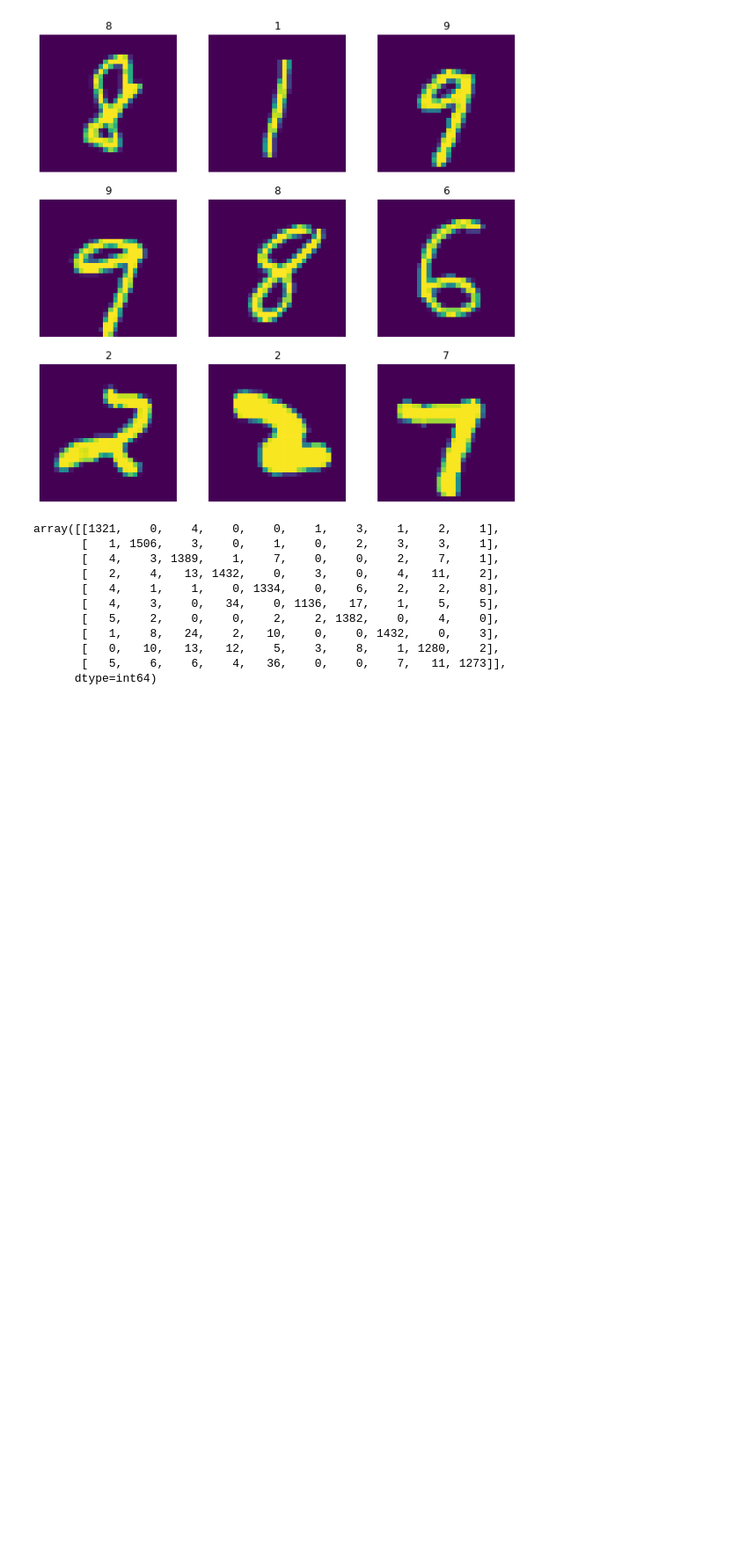
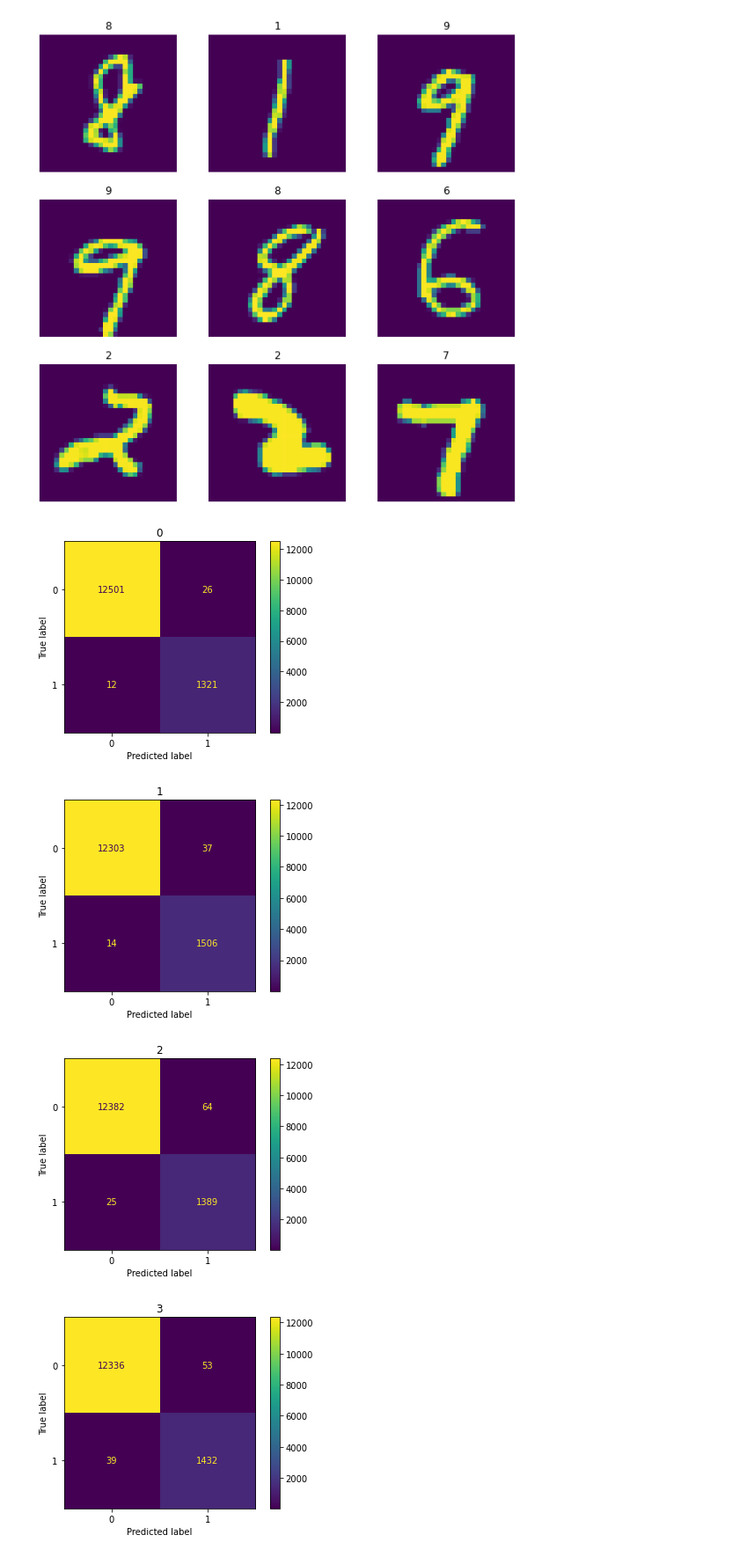
Before and after one commit to JmDeleon2000/deep-learning, a Jupyter notebook: NN.ipynb, the cells around one changed output. Shown at 88% size. Cells and saved outputs as stored; diff of their text form; code cells hidden in the pictures; blank space fills up the shorter version.

Commit message:
more performance metrics for simple NN

```diff
--- a/NN.ipynb
+++ b/NN.ipynb
@@ -112,0 +109,3 @@ prediction = NN_simple.predict(features_test)
+# %%
+NN_simple = keras.models.load_model('save_at_25.h5')
+prediction = NN_simple.predict(features_test)
@@ -130,17 +131,13 @@ for i in range(9):
 # %% [output]
 [figure]
 # %%
-from sklearn.metrics import confusion_matrix
-confusion_matrix(y_true=labels_test, y_pred=results, labels=list(range(10)))
+from sklearn import metrics
+cf = metrics.multilabel_confusion_matrix(y_true=labels_test, y_pred=results, labels=list(range(10)))
+for i, v in enumerate(cf):
+    disp = metrics.ConfusionMatrixDisplay(v).plot()
+    plt.title(f'{i}')
 # %% [output]
-array([[1321,    0,    4,    0,    0,    1,    3,    1,    2,    1],
-       [   1, 1506,    3,    0,    1,    0,    2,    3,    3,    1],
-       [   4,    3, 1389,    1,    7,    0,    0,    2,    7,    1],
-       [   2,    4,   13, 1432,    0,    3,    0,    4,   11,    2],
-       [   4,    1,    1,    0, 1334,    0,    6,    2,    2,    8],
-       [   4,    3,    0,   34,    0, 1136,   17,    1,    5,    5],
-       [   5,    2,    0,    0,    2,    2, 1382,    0,    4,    0],
-       [   1,    8,   24,    2,   10,    0,    0, 1432,    0,    3],
-       [   0,   10,   13,   12,    5,    3,    8,    1, 1280,    2],
-       [   5,    6,    6,    4,   36,    0,    0,    7,   11, 1273]],
-      dtype=int64)
+[figure, added]
+[figure, added]
+[figure, added]
+[figure, added]
```
Also changed, not shown: parts of 5 cells of this notebook.
